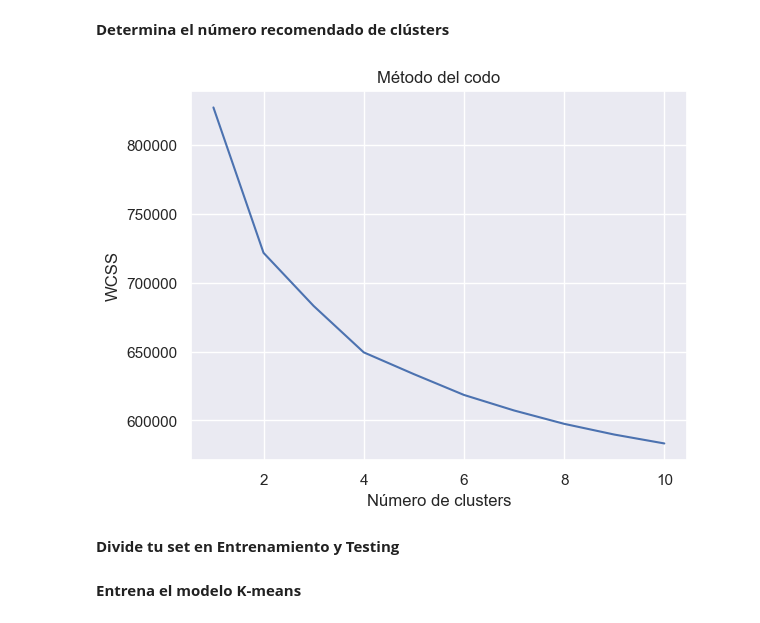
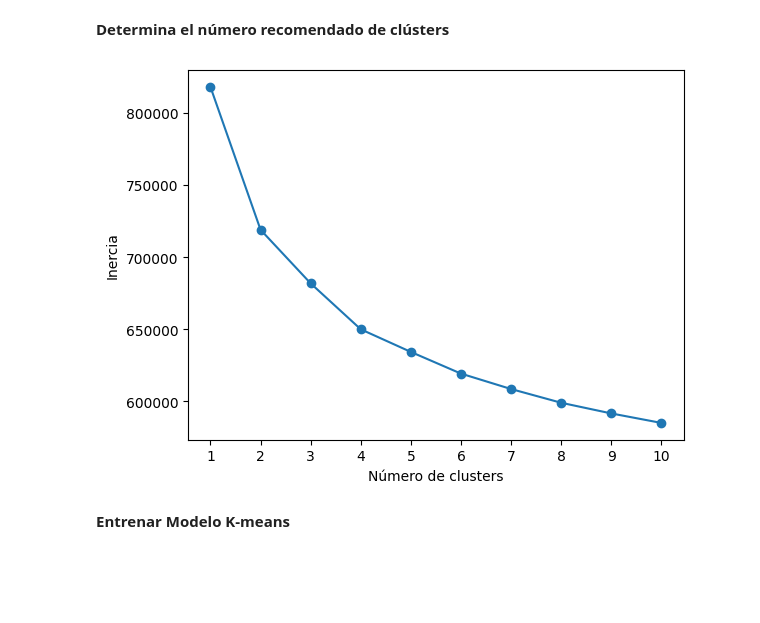
Before and after one commit to AliLogicM/ALN, a Jupyter notebook: practice4.ipynb, the cells around one changed output. Drawn from its saved outputs; the diff is of its cells as text; code cells hidden in the pictures; blank space fills up the shorter version.

```diff
--- a/practice4.ipynb
+++ b/practice4.ipynb
@@ -108,0 +121,11 @@ model.save("doc2vec_model_cluster")
+# %%
+df_vector = pd.DataFrame(vector_op)
+
+# Eliminar valores nulos
+df_vector = df_vector.dropna()
+
+# Nombrar columnas
+df_vector.columns = ['V' + str(i) for i in range(20)]
+
+# Mostrar el dataframe
+df_vector.head()
@@ -109,32 +139,2 @@ model.save("doc2vec_model_cluster")
 # %% [markdown]
 **Determina el número recomendado de clústers**
-# %%
-# Determinar numero de clusters recomendado por el metodo del codo
-from sklearn.cluster import KMeans
-import matplotlib.pyplot as plt
-import seaborn as sns
-import numpy as np
-
-# Cargar el modelo
-# model = Doc2Vec.load("doc2vec_model_cluster")
-
-# Preparar los datos
-X = np.array([model.infer_vector(opinion.split()) for opinion in df['Opinion']])
-
-wcss = []
-for i in range(1, 11):
-    kmeans = KMeans(n_clusters=i, init='k-means++', random_state=42)
-    kmeans.fit(X)
-    wcss.append(kmeans.inertia_)
-
-# Visualizar el método del codo
-sns.set()
-plt.plot(range(1, 11), wcss)
-plt.title('Método del codo')
-plt.xlabel('Número de clusters')
-plt.ylabel('WCSS')
-plt.show()
-# %% [output]
-[figure, removed]
-# %% [markdown]
-**Divide tu set en Entrenamiento y Testing**
@@ -150,2 +141,32 @@ X_train, X_test, y_train, y_test = train_test_split(X, y, test_size=0.2, random_
+# %%
+from sklearn.cluster import KMeans
+import matplotlib.pyplot as plt
+
+# Lista para almacenar los valores de la inercia
+inertia = []
+
+# Lista para almacenar el número de clusters
+k = []
+
+# Iterar de 1 a 10 clusters
+
+for i in range(1, 11):
+    # Crear el modelo
+    model = KMeans(n_clusters=i, random_state=0)
+    # Entrenar el modelo
+    model.fit(df_vector)
+    # Almacenar el valor de la inercia
+    inertia.append(model.inertia_)
+    # Almacenar el número de clusters
+    k.append(i)
+
+# Graficar el método del codo
+plt.plot(k, inertia, '-o')
+plt.xlabel('Número de clusters')
+plt.ylabel('Inercia')
+plt.xticks(k)
+plt.show()
+# %% [output]
+[figure, added]
 # %% [markdown]
-**Entrena el modelo K-means**
+**Entrenar Modelo K-means**
```
Also changed, not shown: parts of 23 cells of this notebook, 4 other files.
